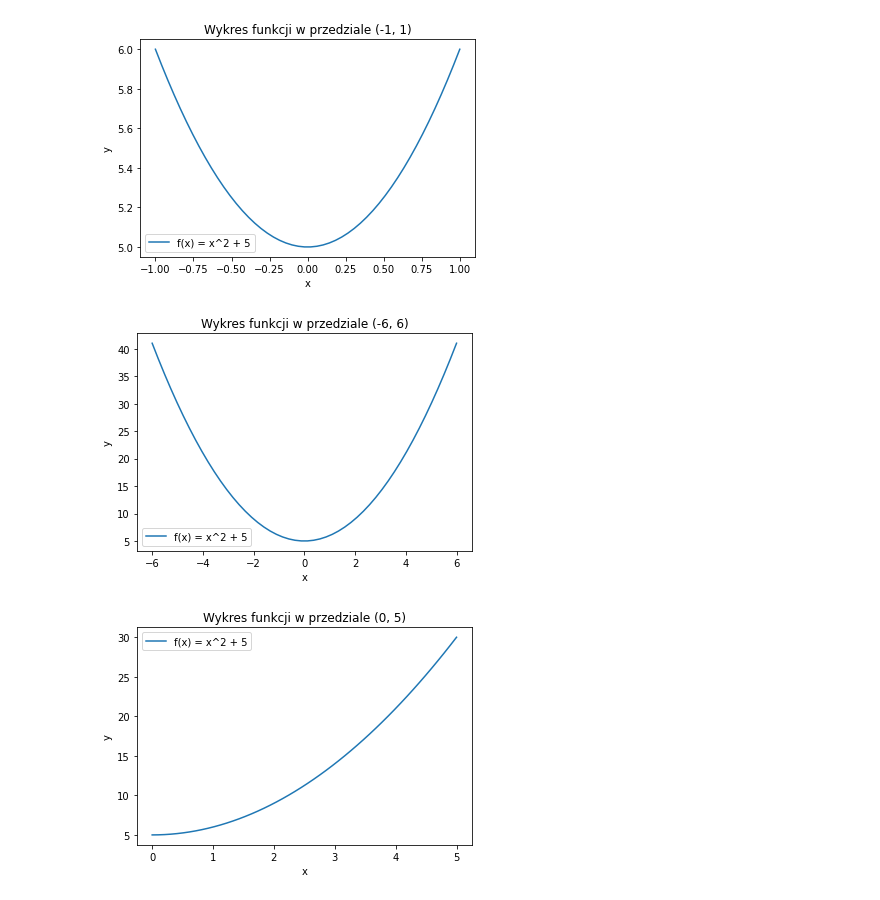
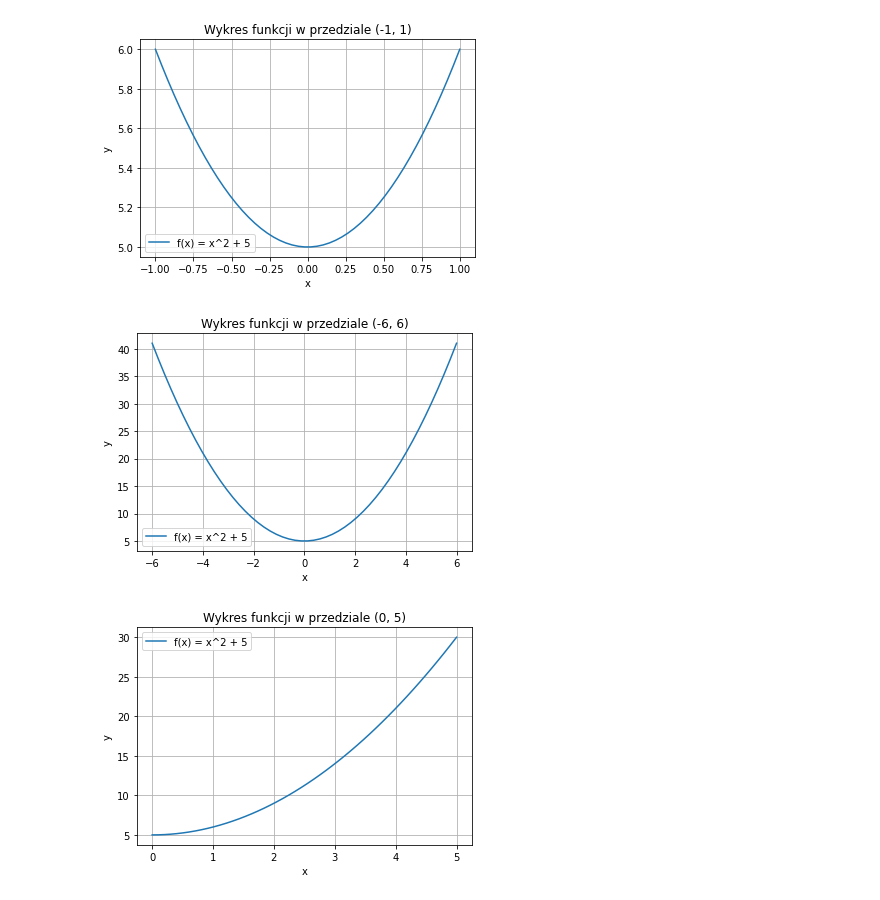
Before and after one commit to Kosak00/Analiza-i-bazy-danych, a Jupyter notebook: Lab1/Lab1_KosakowskiKamil.ipynb, the cells around one changed output. Saved outputs shown, nothing was run; the diff lists cells and outputs as text; code cells hidden in the pictures.

```diff
--- a/Lab1/Lab1_KosakowskiKamil.ipynb
+++ b/Lab1/Lab1_KosakowskiKamil.ipynb
@@ -1,6 +1,4 @@
 # %%
-## https://github.com/Kosak00/Analiza-i-bazy-danych.git
-
 import numpy as np
 import scipy
 import matplotlib
@@ -15,36 +13,39 @@ def function(x):
 #Wykres dla x>-1 oraz x<1
 x1 = np.linspace(-1, 1)
 y1 = function(x1)
 plt.plot(x1, y1)
 plt.title("Wykres funkcji w przedziale (-1, 1)")
 plt.legend(["f(x) = x^2 + 5"])
 plt.xlabel("x")
 plt.ylabel('y')
+plt.grid()
 plt.show()
 
 #Wykres dla x>-6 oraz x<6
 x2 = np.linspace(-6,6)
 y2 = function(x2)
 plt.plot(x2, y2)
 plt.title("Wykres funkcji w przedziale (-6, 6)")
 plt.legend(["f(x) = x^2 + 5"])
 plt.xlabel("x")
 plt.ylabel('y')
+plt.grid()
 plt.show()
 
 #Wykres dla x>0 oraz x<5
 x3 = np.linspace(0,5)
 y3 = function(x3)
 plt.plot(x3, y3)
 plt.title("Wykres funkcji w przedziale (0, 5)")
 plt.legend(["f(x) = x^2 + 5"])
 plt.xlabel("x")
 plt.ylabel('y')
+plt.grid()
 plt.show()
 # %% [output]
-[figure, old version]
+[figure, new version]
-[figure, old version]
+[figure, new version]
-[figure, old version]
+[figure, new version]
 # %%
 # Zad.4
 data = np.array([("Kamil", "Kosakowski", 22, "man"),
```
Also changed, not shown: parts of 1 cell of this notebook.
